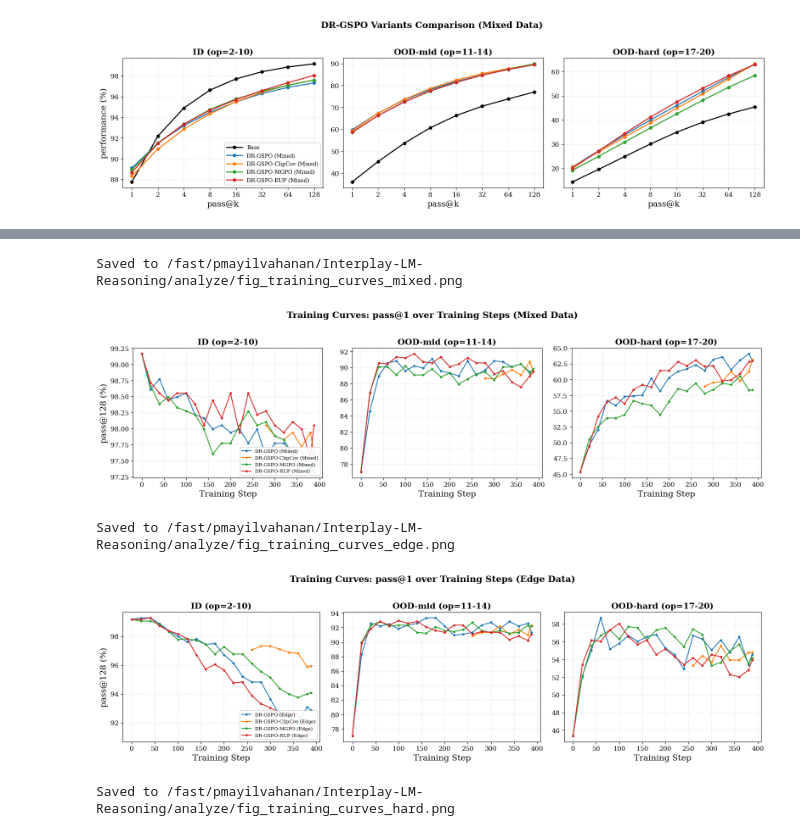
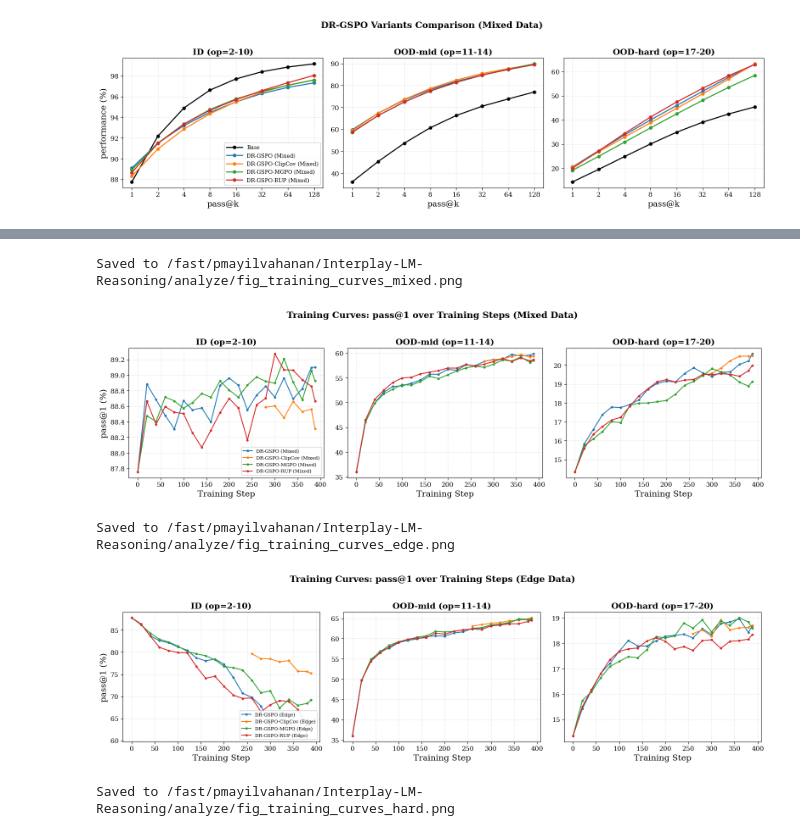
Before and after one commit to FanfeiLi/Interplay-LM-Reasoning, a Jupyter notebook: analyze/results.ipynb, the cells around one changed output, grey strips where cells are left out. Drawn from its saved outputs; the diff is of its cells as text; code cells hidden in the pictures.

```diff
--- a/analyze/results.ipynb
+++ b/analyze/results.ipynb
@@ -591,35 +628,35 @@ def plot_training_curves(
     if save_path:
         fig.savefig(save_path, dpi=200, bbox_inches="tight")
         print(f"Saved to {save_path}")
 
     plt.show()
     return fig
 
 # Training curves for DR-GSPO variants on Mixed data
 training_runs_mixed = [
     "dr_gspo_mixed",
     "dr_gspo_clip_cov_mixed",
     "dr_gspo_mgpo_mixed",
     "dr_gspo_rup_mixed",
 ]
 
 training_colors = {
     "DR-GSPO (Mixed)":          "#1f77b4",
     "DR-GSPO-ClipCov (Mixed)":  "#ff7f0e",
     "DR-GSPO-MGPO (Mixed)":     "#2ca02c",
     "DR-GSPO-RUP (Mixed)":      "#d62728",
 }
 
 fig8 = plot_training_curves(
     training_runs_mixed,
-    k=128,
+    k=1,
     title="Training Curves: pass@1 over Training Steps (Mixed Data)",
     colors=training_colors,
     save_path="/fast/pmayilvahanan/Interplay-LM-Reasoning/analyze/fig_training_curves_mixed.png",
 )
 # %% [output]
 Saved to /fast/pmayilvahanan/Interplay-LM-Reasoning/analyze/fig_training_curves_mixed.png
-[figure, old version]
+[figure, new version]
 # %%
 # ── Plot 9: Training curves for Edge data regime ─────────────────────────────
 
@@ -639,14 +676,14 @@ training_colors_edge = {
 
 fig9 = plot_training_curves(
     training_runs_edge,
-    k=128,
+    k=1,
     title="Training Curves: pass@1 over Training Steps (Edge Data)",
     colors=training_colors_edge,
     save_path="/fast/pmayilvahanan/Interplay-LM-Reasoning/analyze/fig_training_curves_edge.png",
 )
 # %% [output]
 Saved to /fast/pmayilvahanan/Interplay-LM-Reasoning/analyze/fig_training_curves_edge.png
-[figure, old version]
+[figure, new version]
 # %%
 # ── Plot 9: Training curves for Edge data regime ─────────────────────────────
 
```
Also changed, not shown: parts of 3 cells of this notebook, 5 other files.
